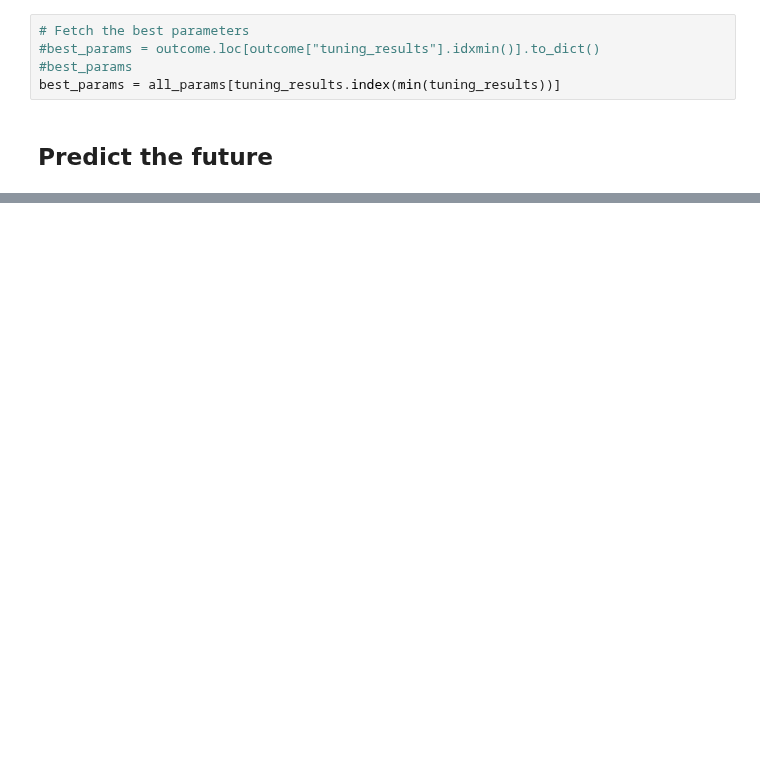
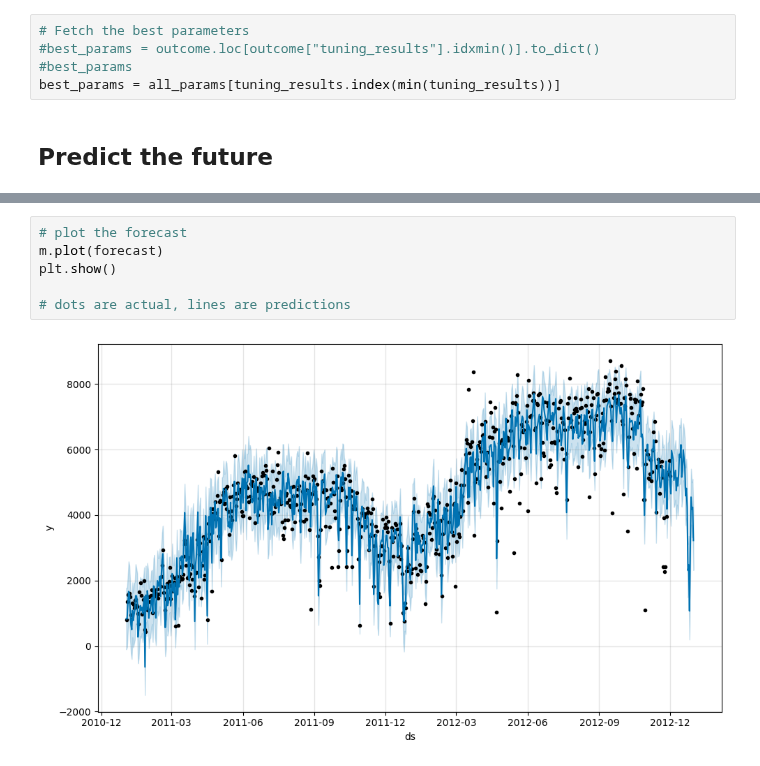
Before and after one commit to rizaho/ml_for_financial_analysis, a Jupyter notebook: 201_4_FACEBOOK_PROPHET.ipynb, the cells around one changed output, grey strips where cells are left out. Drawn from its saved outputs; the diff is of its cells as text; blank space fills up the shorter version.

```diff
--- a/201_4_FACEBOOK_PROPHET.ipynb
+++ b/201_4_FACEBOOK_PROPHET.ipynb
@@ -821,0 +1092,8 @@ df.tail()
+# %%
+# plot the forecast
+m.plot(forecast)
+plt.show()
+
+# dots are actual, lines are predictions
+# %% [output]
+[figure, added]
```
Also changed, not shown: parts of 30 cells of this notebook.
